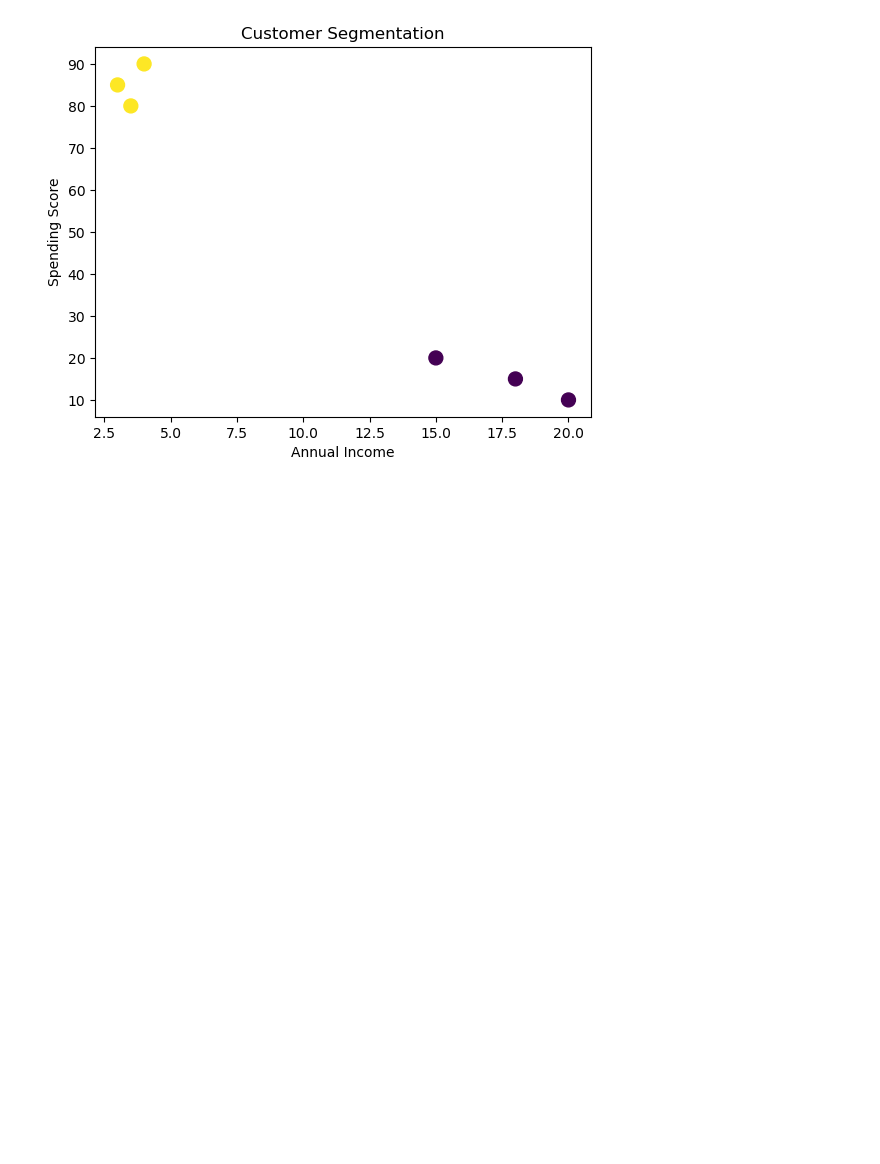
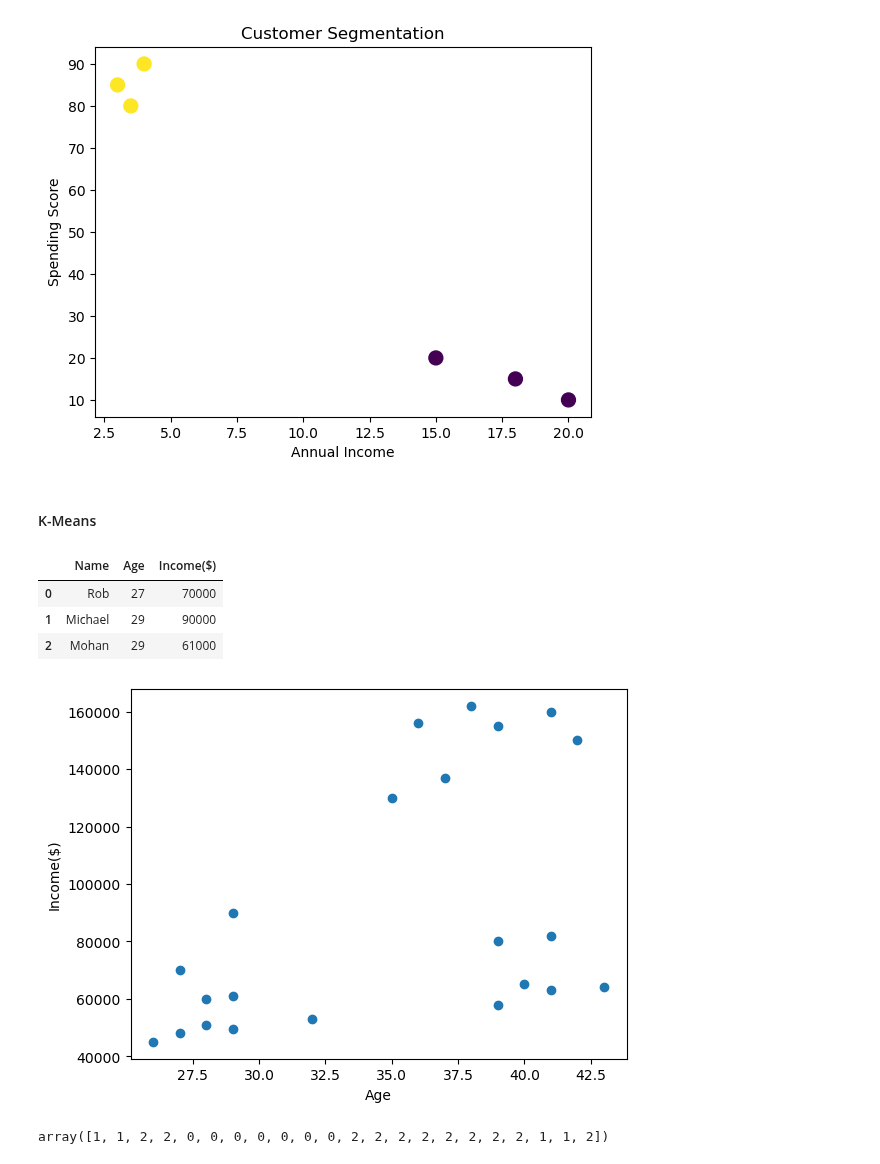
Before and after one commit to azeem932356/ML-Foundations, a Jupyter notebook: UnsupervisedLearning/K-Means/kmeans.ipynb, the cells around one changed output. Drawn from its saved outputs; the diff is of its cells as text; code cells hidden in the pictures; blank space fills up the shorter version.

Commit message:
KMeans- foundations

```diff
--- a/UnsupervisedLearning/K-Means/kmeans.ipynb
+++ b/UnsupervisedLearning/K-Means/kmeans.ipynb
@@ -105,3 +106,5 @@ plt.title("Customer Segmentation")
 plt.show()
 # %% [output]
 [figure]
+# %% [markdown]
+#### K-Means
@@ -107,0 +115,25 @@ plt.show()
+# %%
+df= pd.read_csv("../../Datasets/income.csv")
+df.head(3)
+# %% [output]
+|  | Name | Age | Income($) |
+| 0 | Rob | 27 | 70000 |
+| 1 | Michael | 29 | 90000 |
+| 2 | Mohan | 29 | 61000 |
+# %%
+#ploting the data
+plt.scatter(df.Age, df["Income($)"])
+plt.xlabel("Age")
+plt.ylabel("Income($)")
+plt.show()
+# %% [output]
+[figure, added]
+# %%
+#training the model
+from sklearn.cluster import KMeans
+
+km= KMeans(n_clusters= 3, random_state= 42)
+y_predicted= km.fit_predict(df[["Age", "Income($)"]])
+y_predicted
+# %% [output]
+array([1, 1, 2, 2, 0, 0, 0, 0, 0, 0, 0, 2, 2, 2, 2, 2, 2, 2, 2, 1, 1, 2])
```
Also changed, not shown: parts of 8 cells of this notebook, 1 other file.
